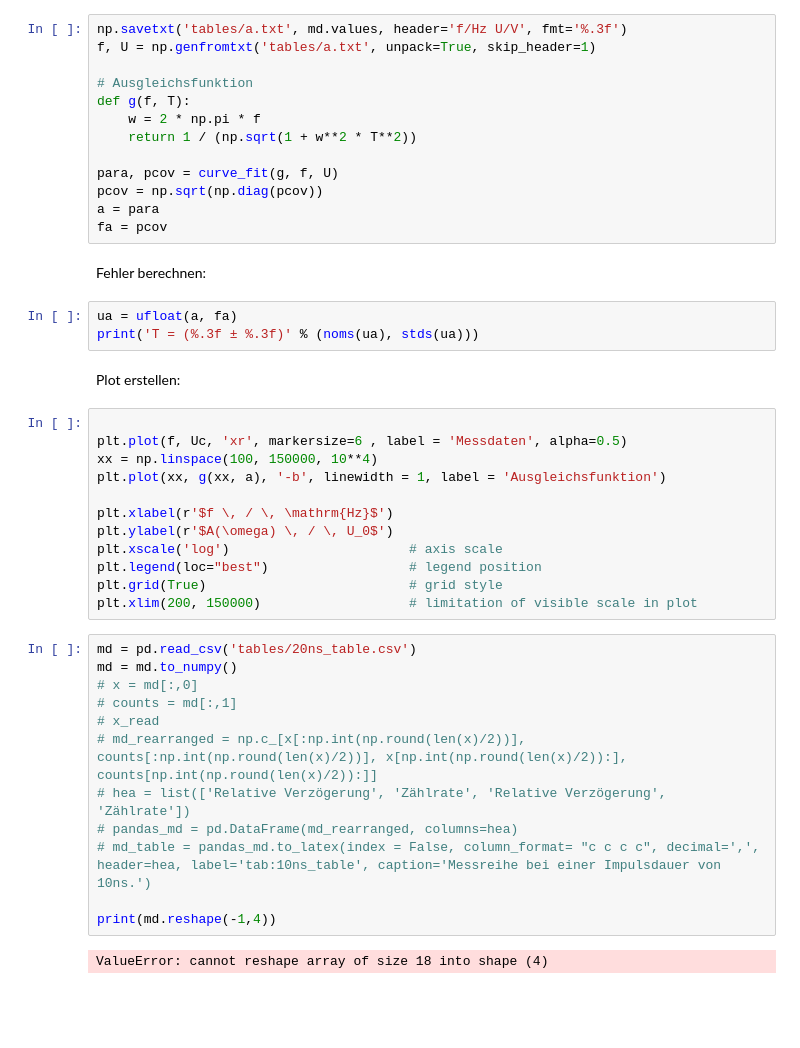
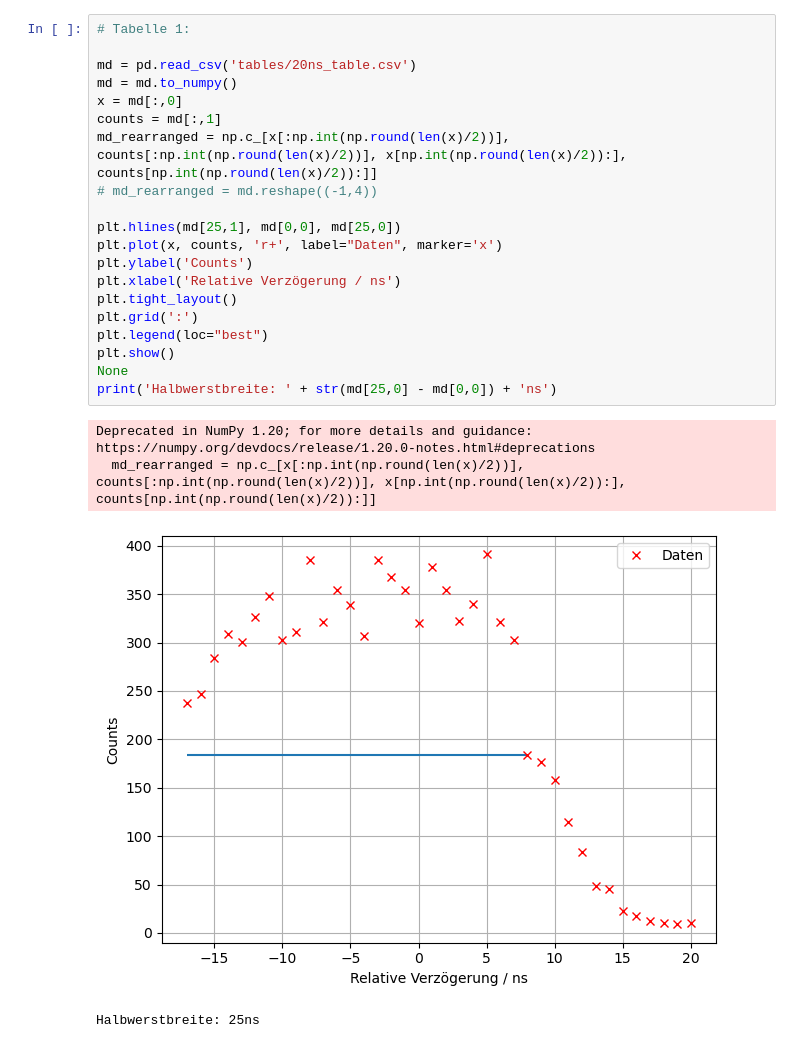
Before and after one commit to waerther/fortgeschrittenenpraktikum, a Jupyter notebook: v01/auswertung.ipynb, the cells around one changed output. Saved outputs shown, nothing was run; the diff lists cells and outputs as text; blank space fills up the shorter version.

```diff
--- a/v01/auswertung.ipynb
+++ b/v01/auswertung.ipynb
@@ -24,46 +14,25 @@ Daten auswerten:
-# %%
-np.savetxt('tables/a.txt', md.values, header='f/Hz U/V', fmt='%.3f')
-f, U = np.genfromtxt('tables/a.txt', unpack=True, skip_header=1)
-
-# Ausgleichsfunktion
-def g(f, T):
-    w = 2 * np.pi * f
-    return 1 / (np.sqrt(1 + w**2 * T**2))
-
-para, pcov = curve_fit(g, f, U)
-pcov = np.sqrt(np.diag(pcov))
-a = para
-fa = pcov
-# %% [markdown]
-Fehler berechnen:
-# %%
-ua = ufloat(a, fa)
-print('T = (%.3f ± %.3f)' % (noms(ua), stds(ua)))
-# %% [markdown]
-Plot erstellen:
-# %%
-
-plt.plot(f, Uc, 'xr', markersize=6 , label = 'Messdaten', alpha=0.5)
-xx = np.linspace(100, 150000, 10**4)
-plt.plot(xx, g(xx, a), '-b', linewidth = 1, label = 'Ausgleichsfunktion')
-
-plt.xlabel(r'$f \, / \, \mathrm{Hz}$')
-plt.ylabel(r'$A(\omega) \, / \, U_0$')
-plt.xscale('log')                       # axis scale
-plt.legend(loc="best")                  # legend position
-plt.grid(True)                          # grid style
-plt.xlim(200, 150000)                   # limitation of visible scale in plot
 # %%
+# Tabelle 1:
+
 md = pd.read_csv('tables/20ns_table.csv')
 md = md.to_numpy()
-# x = md[:,0]
-# counts = md[:,1]
-# x_read
-# md_rearranged = np.c_[x[:np.int(np.round(len(x)/2))], counts[:np.int(np.round(len(x)/2))], x[np.int(np.round(len(x)/2)):], counts[np.int(np.round(len(x)/2)):]]
-# hea = list(['Relative Verzögerung', 'Zählrate', 'Relative Verzögerung', 'Zählrate'])
-# pandas_md = pd.DataFrame(md_rearranged, columns=hea)
-# md_table = pandas_md.to_latex(index = False, column_format= "c c c c", decimal=',', header=hea, label='tab:10ns_table', caption='Messreihe bei einer Impulsdauer von 10ns.')
+x = md[:,0]
+counts = md[:,1]
+md_rearranged = np.c_[x[:np.int(np.round(len(x)/2))], counts[:np.int(np.round(len(x)/2))], x[np.int(np.round(len(x)/2)):], counts[np.int(np.round(len(x)/2)):]]
+# md_rearranged = md.reshape((-1,4))
 
-print(md.reshape(-1,4))
+plt.hlines(md[25,1], md[0,0], md[25,0])
+plt.plot(x, counts, 'r+', label="Daten", marker='x')
+plt.ylabel('Counts')
+plt.xlabel('Relative Verzögerung / ns')
+plt.tight_layout()
+plt.grid(':')
+plt.legend(loc="best")
+plt.show()
+None
+print('Halbwerstbreite: ' + str(md[25,0] - md[0,0]) + 'ns')
 # %% [output]
-ValueError: cannot reshape array of size 18 into shape (4)
+Deprecated in NumPy 1.20; for more details and guidance: https://numpy.org/devdocs/release/1.20.0-notes.html#deprecations
+  md_rearranged = np.c_[x[:np.int(np.round(len(x)/2))], counts[:np.int(np.round(len(x)/2))], x[np.int(np.round(len(x)/2)):], counts[np.int(np.round(len(x)/2)):]]
+[figure, added]
+Halbwerstbreite: 25ns
```
Also changed, not shown: parts of 6 cells of this notebook, 2 other files.
